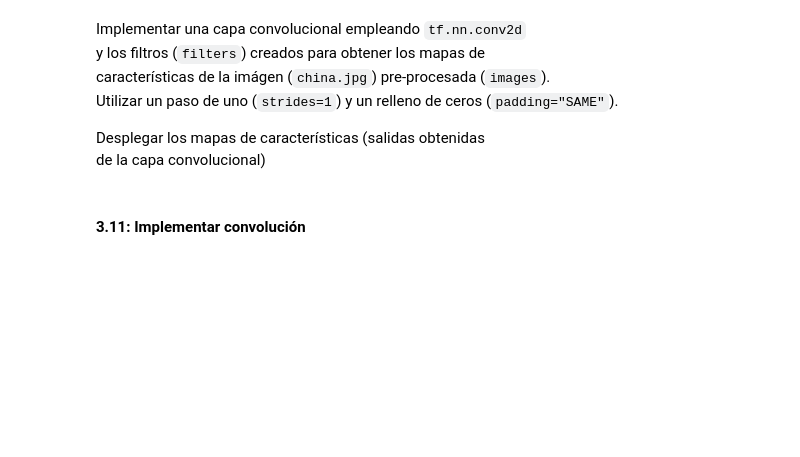
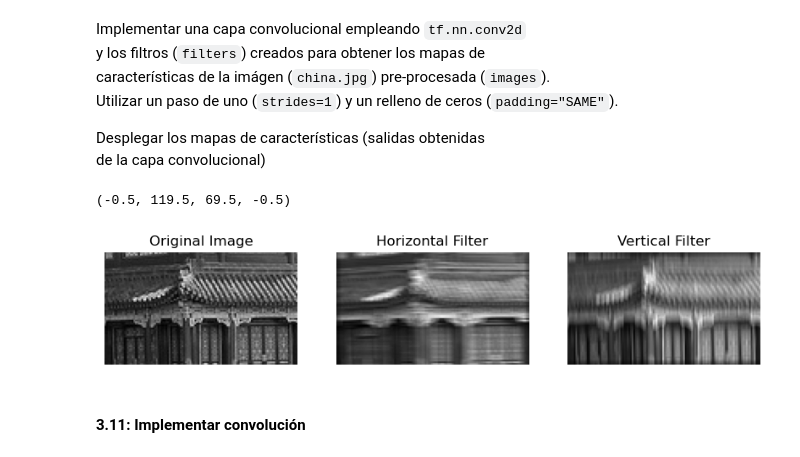
Before and after one commit to Daniels1610/DL008-Dagraz, a Jupyter notebook: E03.ipynb, the cells around one changed output. Saved outputs shown, nothing was run; the diff lists cells and outputs as text; code cells hidden in the pictures; blank space fills up the shorter version.

```diff
--- a/E03.ipynb
+++ b/E03.ipynb
@@ -179,14 +220,20 @@ img_ver.shape
 # %%
 fig, axs = plt.subplots(1, 3, figsize=(10, 10))
 
 axs[0].imshow(image_grayscale, cmap='gray')
+axs[0].set_title("Original Image")
 axs[0].axis("off")
 
-axs[1].imshow(img_ver, cmap='gray')
+axs[1].imshow(a[0,:,:,0], cmap='gray')
+axs[1].set_title("Horizontal Filter")
 axs[1].axis("off")
 
-axs[2].imshow(img_hoz, cmap='gray')
+axs[2].imshow(a[0,:,:,1], cmap='gray')
+axs[2].set_title("Vertical Filter")
 axs[2].axis("off")
+# %% [output]
+(-0.5, 119.5, 69.5, -0.5)
+[figure, added]
 # %% [markdown]
 #### **3.11:** Implementar convolución
 # %% [markdown]
```
Also changed, not shown: parts of 35 cells of this notebook.
